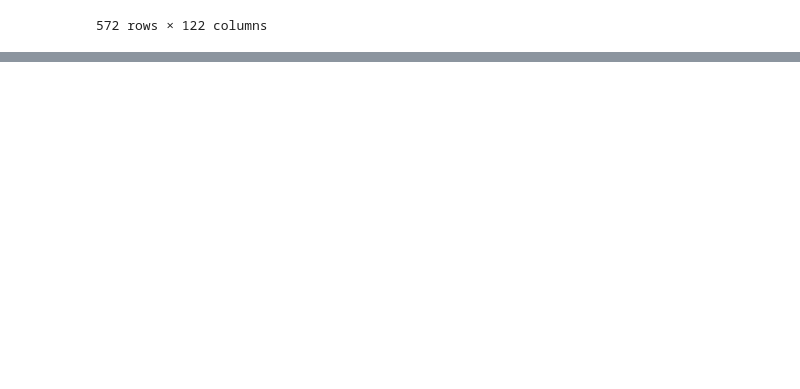
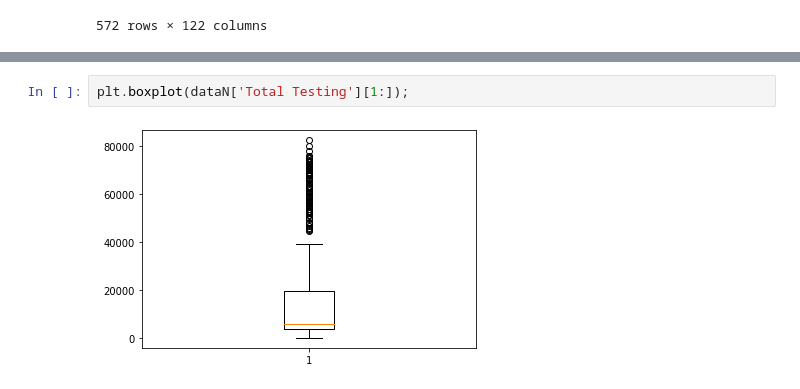
Before and after one commit to nichakornchaisuwan/DWDM21, a Jupyter notebook: Data102_(Chapter2).ipynb, the cells around one changed output, grey strips where cells are left out. Cells and saved outputs as stored; diff of their text form; blank space fills up the shorter version.

```diff
--- a/Data102_(Chapter2).ipynb
+++ b/Data102_(Chapter2).ipynb
@@ -34,0 +179,4 @@ data
+# %%
+plt.boxplot(dataN['Total Testing'][1:]);
+# %% [output]
+[figure, added]
```
Also changed, not shown: parts of 25 cells of this notebook.
